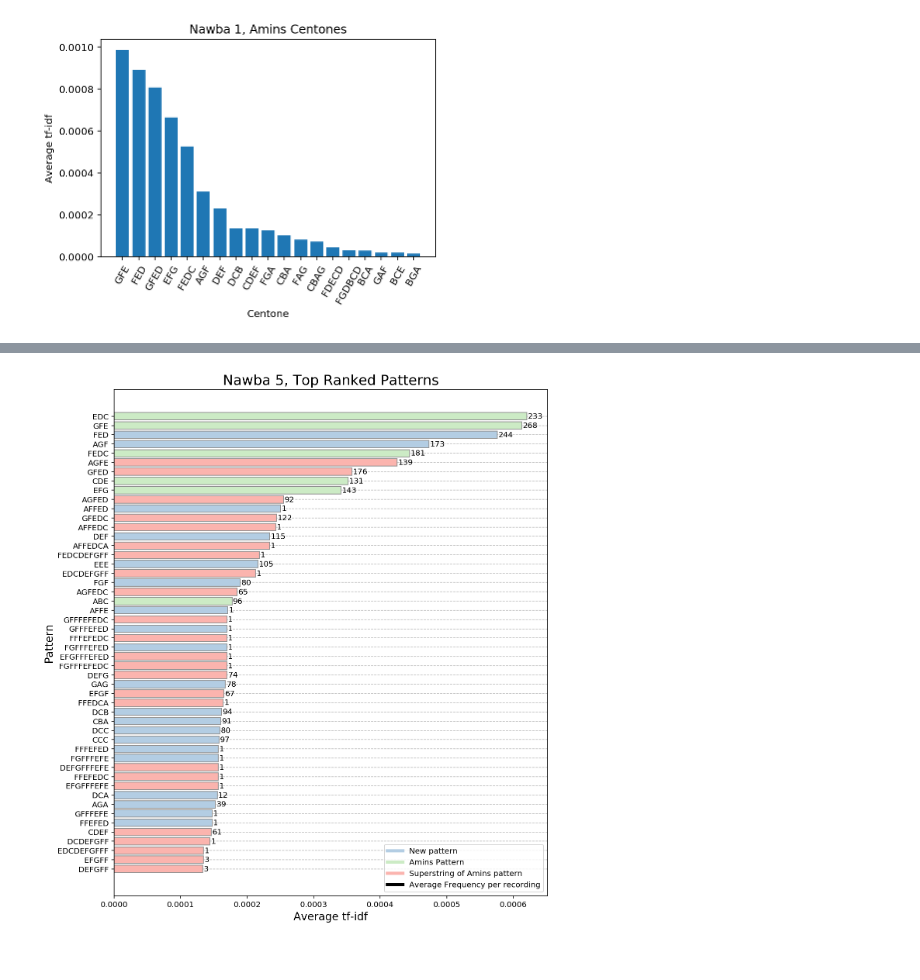
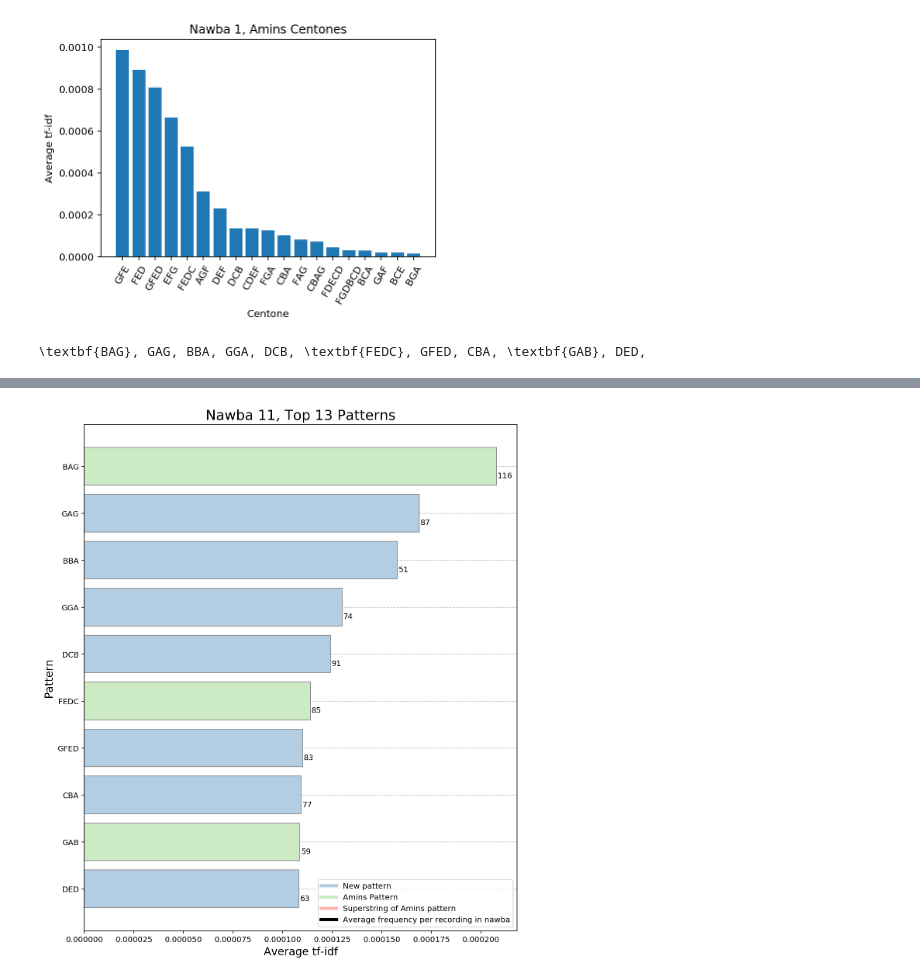
Before and after one commit to thomasgnuttall/quantifying_centones, a Jupyter notebook: notebooks/quantifying_centones.ipynb, the cells around one changed output, grey strips where cells are left out. Saved outputs shown, nothing was run; the diff lists cells and outputs as text; code cells hidden in the pictures.

```diff
--- a/notebooks/quantifying_centones.ipynb
+++ b/notebooks/quantifying_centones.ipynb
@@ -123,9 +123,10 @@ if i > len(set(nawba_centones.keys())):
 # Bars marked green match amins centones
 # Bars marked red are supersets of amins centones
 # Bars marked blues are un defined centones
-nawba = 'Nawba_{}'.format(i)
-reporting.get_top_centones_plot(frame_grouped, nawba, nawba_centones, nawba_scores[nawba], n=50)
-i += 1
-if i > len(set(nawba_centones.keys())):
-    i = 1
+nawba = 'Nawba_{}'.format(11)
+reporting.get_top_centones_plot(frame_grouped, nawba, nawba_centones, nawba_scores[nawba], n=13, min_freq=50)
+#i += 1
+#if i > len(set(nawba_centones.keys())):
+#    i = 1
 # %% [output]
+\textbf{BAG}, GAG, BBA, GGA, DCB, \textbf{FEDC}, GFED, CBA, \textbf{GAB}, DED,
@@ -132 +134 @@ if i > len(set(nawba_centones.keys())):
-[figure, old version]
+[figure, new version]
```
Also changed, not shown: parts of 5 cells of this notebook, 1 other file.
